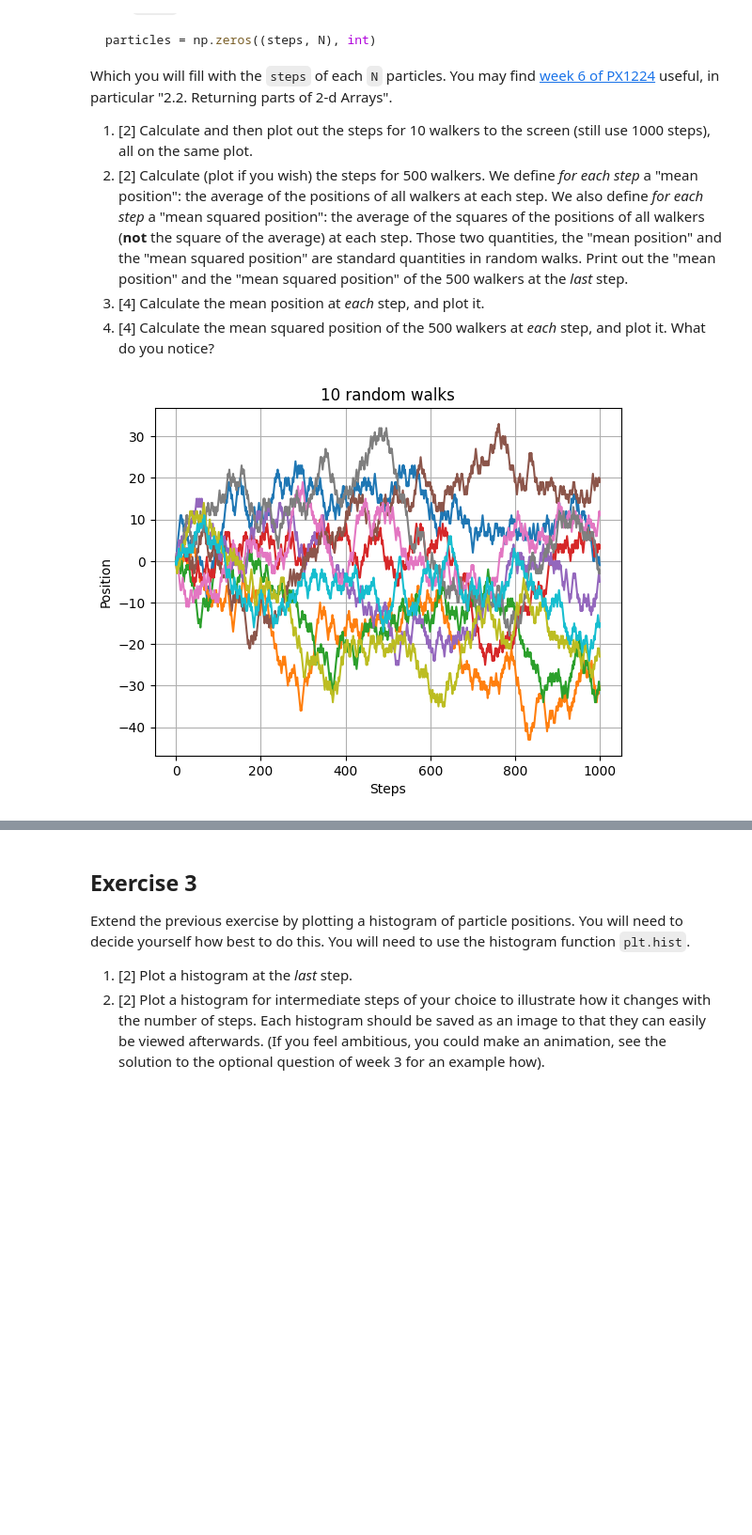
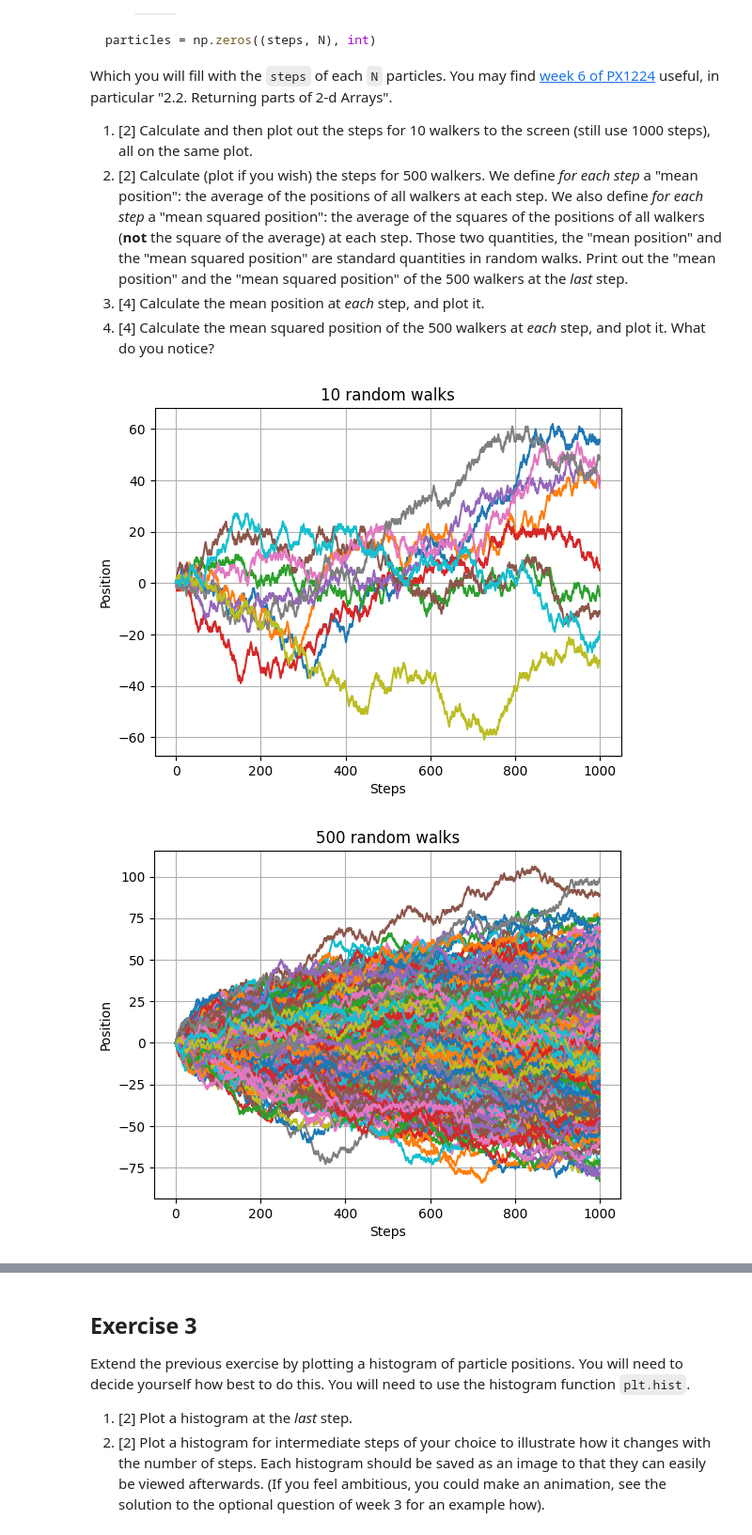
Before and after one commit to PX2145-2025/week-7-b-Houdmont-Joshua, a Jupyter notebook: Random_walk.ipynb, the cells around one changed output, grey strips where cells are left out. Shown: that part at 94% size. Cells and saved outputs as stored; diff of their text form; code cells hidden in the pictures; blank space fills up the shorter version.

```diff
--- a/Random_walk.ipynb
+++ b/Random_walk.ipynb
@@ -110,18 +110,56 @@ Which you will fill with the `steps` of each `N` particles. You may find [week 6
  3. [4] Calculate the mean position at _each_ step, and plot it.
  4. [4] Calculate the mean squared position of the 500 walkers at _each_ step, and
 plot it. What do you notice?
-# %%
-#part 1
-steps = 1000
-N = 10
-particles = np.zeros((steps, N), int)
-for i in range(N):
-  particles10 = walk(steps)
-  plt.plot(particles10)
-plt.title('10 random walks')
-plt.xlabel('Steps')
-plt.ylabel('Position')
-plt.grid()
-plt.show()
-# %% [output]
-[figure, removed]
+# %%
+#part 1
+steps = 1000
+N = 10
+particles = np.zeros((steps, N), int)
+for i in range(N):
+  particles10 = walk(steps)
+  plt.plot(particles10)
+plt.title('10 random walks')
+plt.xlabel('Steps')
+plt.ylabel('Position')
+plt.grid()
+plt.show()
+
+#part 2
+steps = 1000
+N = 500
+particles = np.zeros((steps, N), int)
+for i in range(N):
+  particles500 = walk(steps)
+  plt.plot(particles500)
+plt.title('500 random walks')
+plt.xlabel('Steps')
+plt.ylabel('Position')
+plt.grid()
+plt.show()
+
+#part 3
+mean_position = np.mean(particles, axis=1)
+plt.figure(figsize=(10, 6))
+plt.plot(mean_position)
+plt.title("Mean Position of 500 Walkers at Each Step")
+plt.xlabel("Step Number")
+plt.ylabel("Mean Position")
+plt.axhline(0, color='red', linestyle='--', alpha=0.5, label='Expected Mean (0)') # Optional: adds a reference line
+plt.legend()
+plt.show()
+
+#part 4
+mean_squared_position = np.mean(particles**2, axis=1)
+
+plt.figure(figsize=(10, 6))
+plt.plot(mean_squared_position, label='Measured <x²>')
+
+plt.title("Mean Squared Position of 500 Walkers")
+plt.xlabel("Step Number (Time)")
+plt.ylabel("Mean Squared Position (<x²>)")
+plt.legend()
+plt.grid(True)
+plt.show()
+# %% [output]
+[figure, added]
+[figure, added]
```
Also changed, not shown: parts of 3 cells of this notebook.
